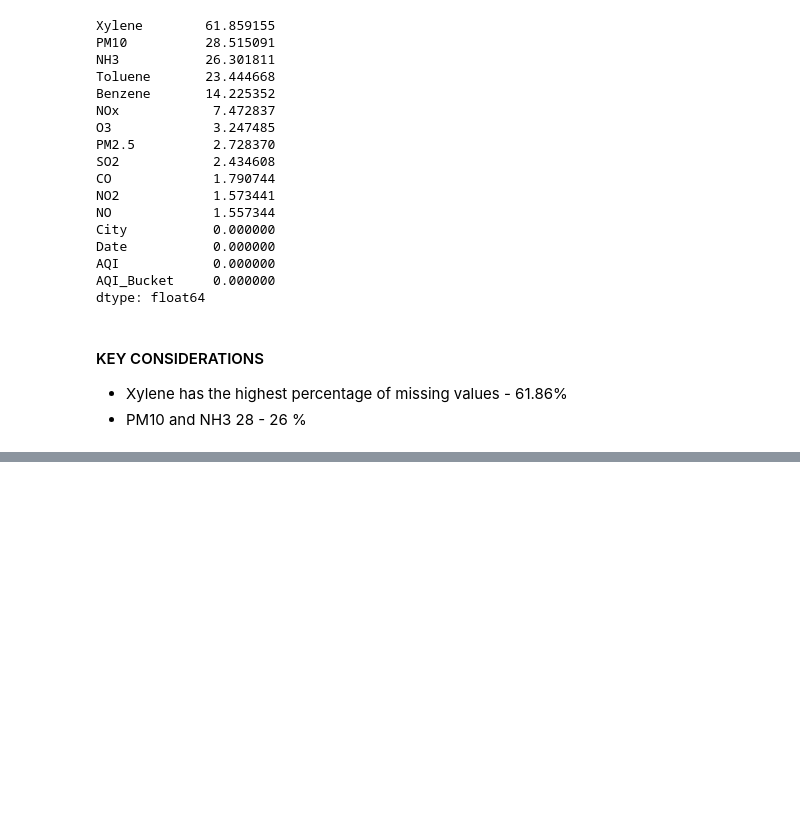
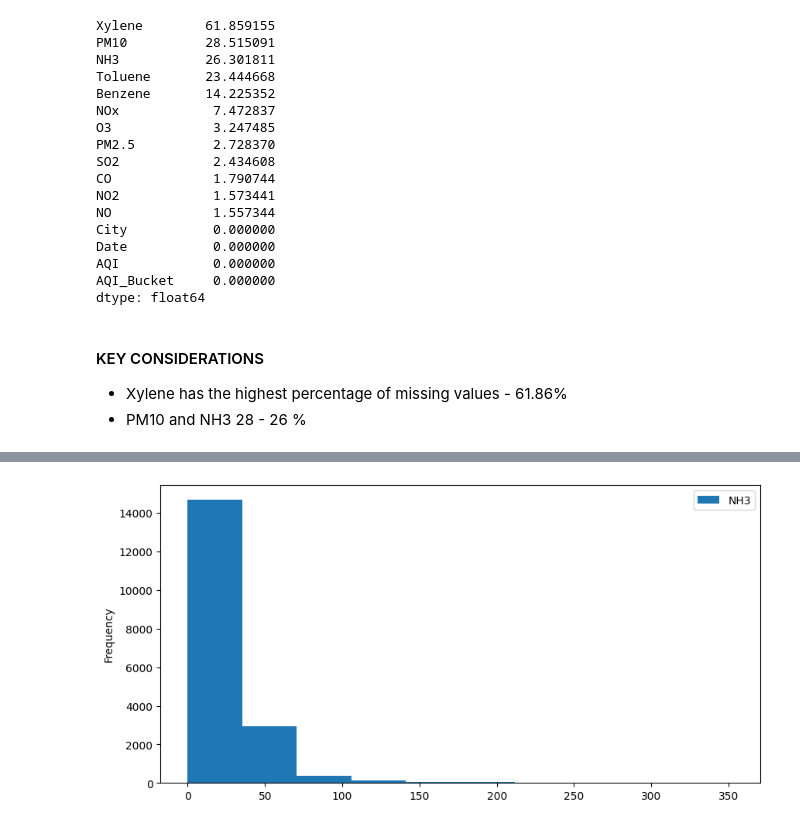
Before and after one commit to Archishman-03/Air-Quality-Prediction-Model-using-py, a Jupyter notebook: AQI Prediction Model.ipynb, the cells around one changed output, grey strips where cells are left out. Cells and saved outputs as stored; diff of their text form; code cells hidden in the pictures; blank space fills up the shorter version.

```diff
--- a/AQI Prediction Model.ipynb
+++ b/AQI Prediction Model.ipynb
@@ -185,0 +202,6 @@ dtype: float64
+# %%
+df['NH3'].plot(kind = 'hist', figsize=(10,5))
+plt.legend()
+plt.show()
+# %% [output]
+[figure, added]
```
Also changed, not shown: parts of 42 cells of this notebook.
